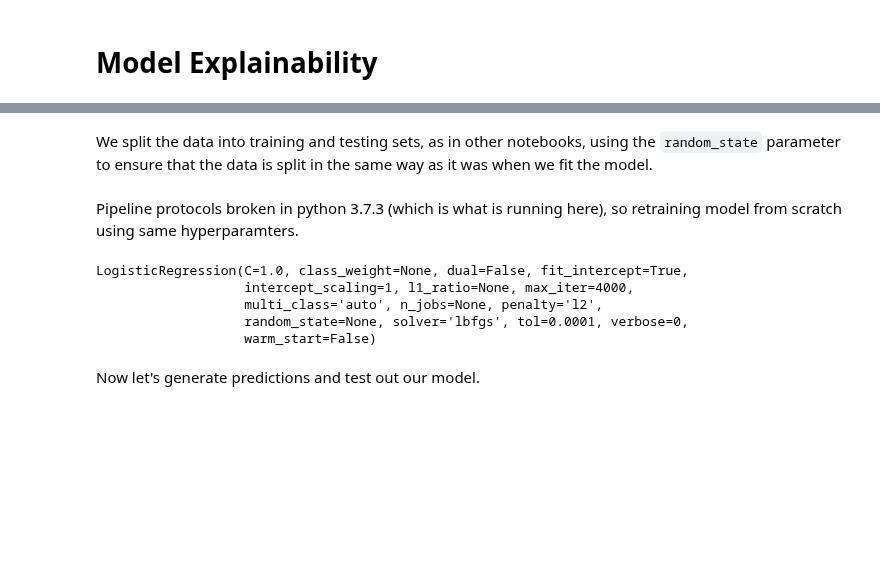
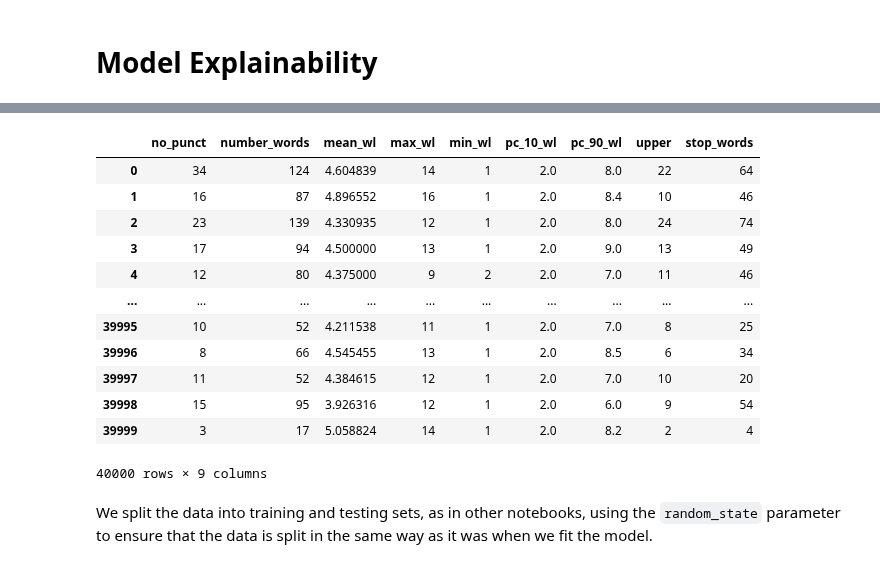
Before and after one commit to willb/openshift-ml-workflows-workshop, a Jupyter notebook: source/08-explainability.ipynb, the cells around one changed output, grey strips where cells are left out. Drawn from its saved outputs; the diff is of its cells as text; code cells hidden in the pictures; blank space fills up the shorter version.

```diff
--- a/source/08-explainability.ipynb
+++ b/source/08-explainability.ipynb
@@ -14,10 +35,28 @@ We have to edit some of the fields in our dataset in order to comply with the ex
 # %%
-from sklearn import model_selection
+import numpy as np
 
-feats2 = pd.get_dummies(feats['label'])
-data = pd.concat([feats2, feats], axis=1)
+df_with_dummies = pd.get_dummies(df['label'])
+data = pd.concat([df, df_with_dummies], axis=1)
 data.drop(['spam', 'label'], inplace = True, axis=1)
-
-data2 = data.drop("legitimate", axis = 1)
+# %%
+cols = data.columns.tolist()
+cols = cols[-1:] + cols[:-1]
+
+data = data[cols]
+data.iloc[:,2:data.shape[1]]
+# %% [output]
+|  | no_punct | number_words | mean_wl | max_wl | min_wl | pc_10_wl | pc_90_wl | upper | stop_words |
+| 0 | 34 | 124 | 4.604839 | 14 | 1 | 2.0 | 8.0 | 22 | 64 |
+| 1 | 16 | 87 | 4.896552 | 16 | 1 | 2.0 | 8.4 | 10 | 46 |
+| 2 | 23 | 139 | 4.330935 | 12 | 1 | 2.0 | 8.0 | 24 | 74 |
+| 3 | 17 | 94 | 4.500000 | 13 | 1 | 2.0 | 9.0 | 13 | 49 |
+| 4 | 12 | 80 | 4.375000 | 9 | 2 | 2.0 | 7.0 | 11 | 46 |
+| ... | ... | ... | ... | ... | ... | ... | ... | ... | ... |
+| 39995 | 10 | 52 | 4.211538 | 11 | 1 | 2.0 | 7.0 | 8 | 25 |
+| 39996 | 8 | 66 | 4.545455 | 13 | 1 | 2.0 | 8.5 | 6 | 34 |
+| 39997 | 11 | 52 | 4.384615 | 12 | 1 | 2.0 | 7.0 | 10 | 20 |
+| 39998 | 15 | 95 | 3.926316 | 12 | 1 | 2.0 | 6.0 | 9 | 54 |
+| 39999 | 3 | 17 | 5.058824 | 14 | 1 | 2.0 | 8.2 | 2 | 4 |
+40000 rows × 9 columns
 # %% [markdown]
 We split the data into training and testing sets, as in other notebooks, using the `random_state` parameter to ensure that the data is split in the same way as it was when we fit the model.
@@ -29,19 +63,4 @@ x_train, x_test, y_train, y_test = model_selection.train_test_split(data2,
-# %% [markdown]
-Pipeline protocols broken in python 3.7.3 (which is what is running here), so retraining model from scratch using same hyperparamters.
 # %%
 from sklearn import model_selection
-from sklearn.linear_model import LogisticRegression
 
-train, test = model_selection.train_test_split(feats, random_state=43)
-
-model = LogisticRegression(solver = 'lbfgs', max_iter = 4000)
-
-model.fit(x_train, y_train)
+train, test = model_selection.train_test_split(data, random_state=43)
-# %% [output]
-LogisticRegression(C=1.0, class_weight=None, dual=False, fit_intercept=True,
-                   intercept_scaling=1, l1_ratio=None, max_iter=4000,
-                   multi_class='auto', n_jobs=None, penalty='l2',
-                   random_state=None, solver='lbfgs', tol=0.0001, verbose=0,
-                   warm_start=False)
-# %% [markdown]
-Now let's generate predictions and test out our model.
```
Also changed, not shown: parts of 21 cells of this notebook.
